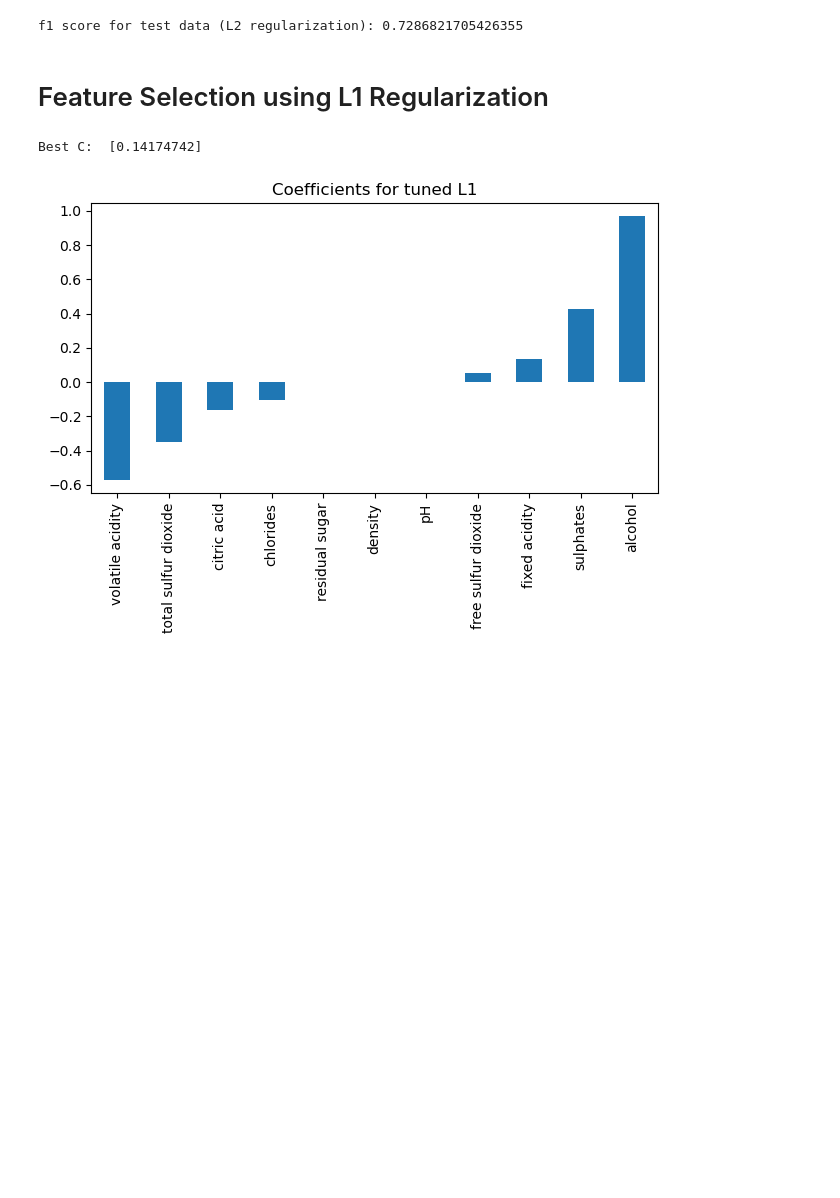
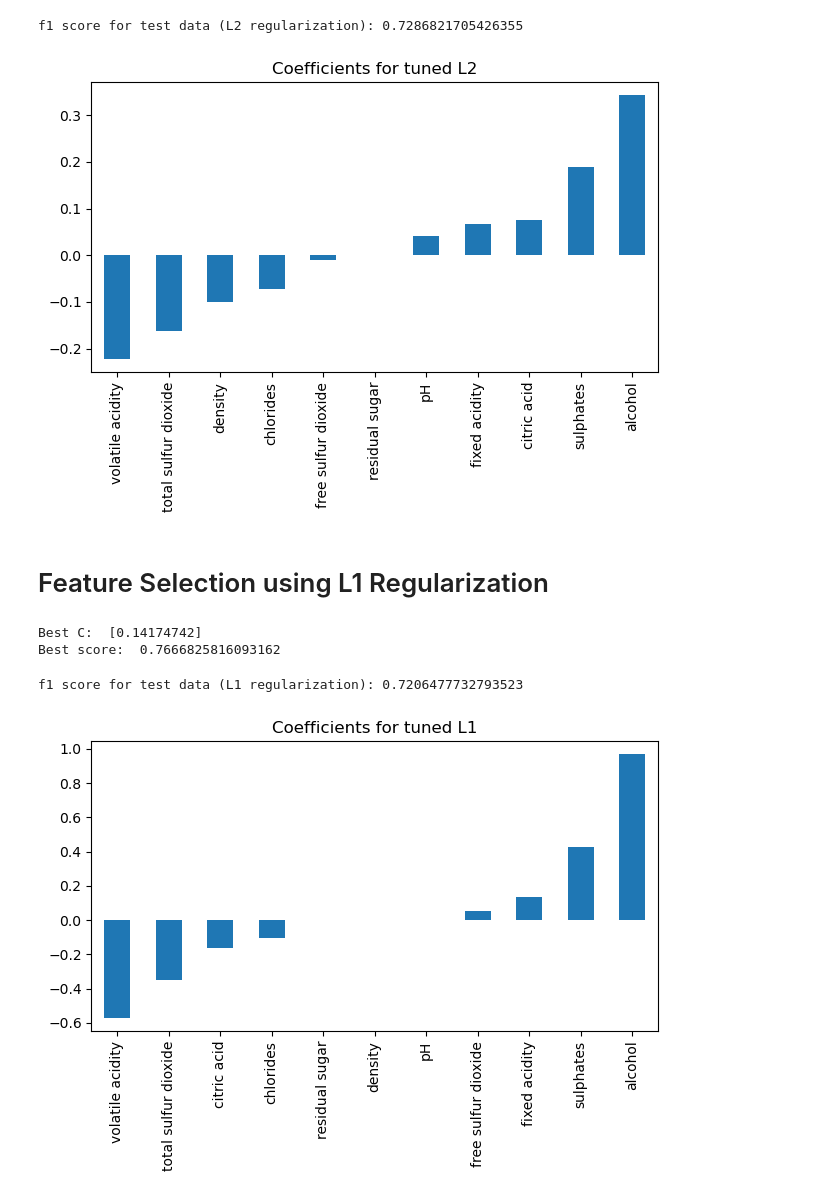
Before and after one commit to giuliacazzagon/wine_quality_regularization, a Jupyter notebook: predict-wine-quality-with-regularization.ipynb, the cells around one changed output. Drawn from its saved outputs; the diff is of its cells as text; code cells hidden in the pictures; blank space fills up the shorter version.

Commit message:
Kaggle Notebook | Predict wine quality with Regularization | Version 4

```diff
--- a/predict-wine-quality-with-regularization.ipynb
+++ b/predict-wine-quality-with-regularization.ipynb
@@ -166,6 +170,16 @@ y_pred_test = lr_best_ridge.predict(X_test)
 print(f'f1 score for test data (L2 regularization): {f1_score(y_test, y_pred_test)}')
 # %% [output]
 f1 score for test data (L2 regularization): 0.7286821705426355
+# %%
+# Plot the coefficients obtained from the model
+coefficients = lr_l2_reg.coef_.ravel()
+coef = pd.Series(coefficients, predictors).sort_values()
+
+coef.plot(kind='bar', title='Coefficients for tuned L2')
+plt.tight_layout()
+plt.show()
+# %% [output]
+[figure, added]
 # %% [markdown]
 # Feature Selection using L1 Regularization
 # %%
@@ -179,8 +193,20 @@ lr_l1_reg = LogisticRegressionCV(Cs = C_array,
 lr_l1_reg.fit(X, y)
 
 print('Best C: ', lr_l1_reg.C_)
+print('Best score: ', lr_l1_reg.scores_[1].mean(axis=0).max())
 # %% [output]
 Best C:  [0.14174742]
+Best score:  0.7666825816093162
+# %%
+# Obtain score for test data
+lr_best_lasso = LogisticRegression(C = lr_l1_reg.C_[0])
+lr_best_lasso.fit(X_train, y_train)
+
+y_pred_test = lr_best_lasso.predict(X_test)
+
+print(f'f1 score for test data (L1 regularization): {f1_score(y_test, y_pred_test)}')
+# %% [output]
+f1 score for test data (L1 regularization): 0.7206477732793523
 # %%
 # Plot the coefficients obtained from the model
 coefficients = lr_l1_reg.coef_.ravel()
```
Also changed, not shown: parts of 5 cells of this notebook.
